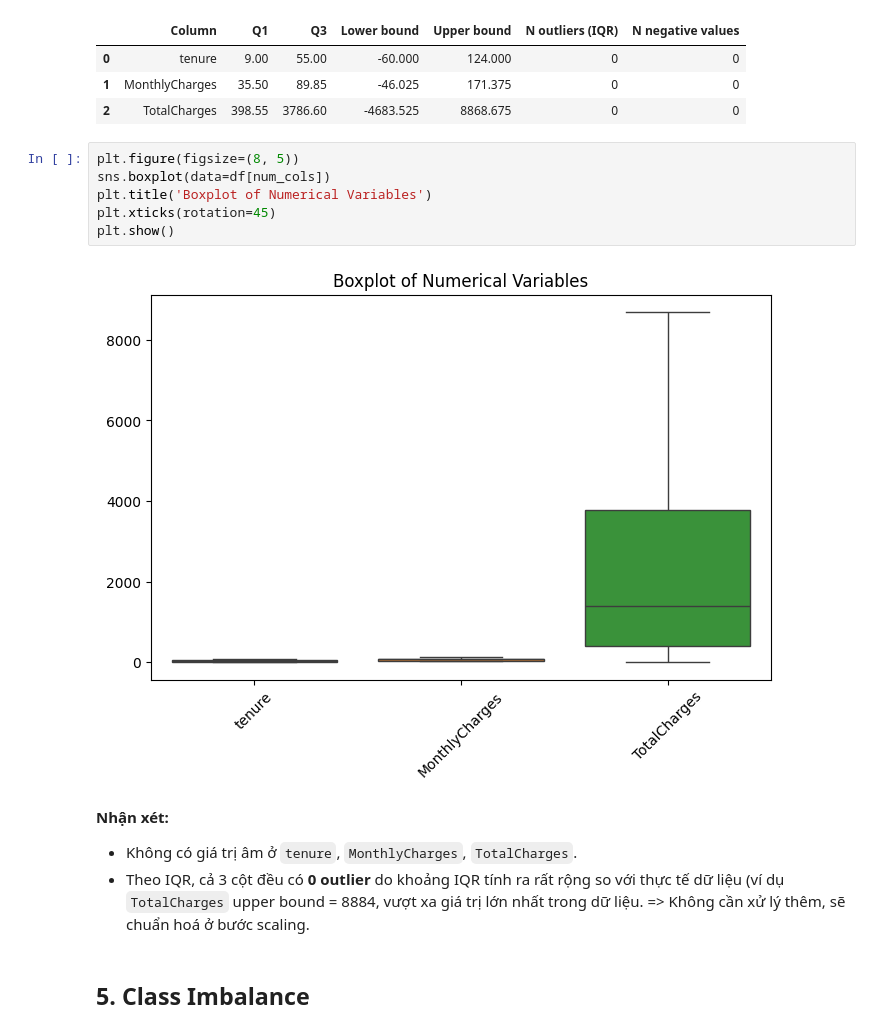
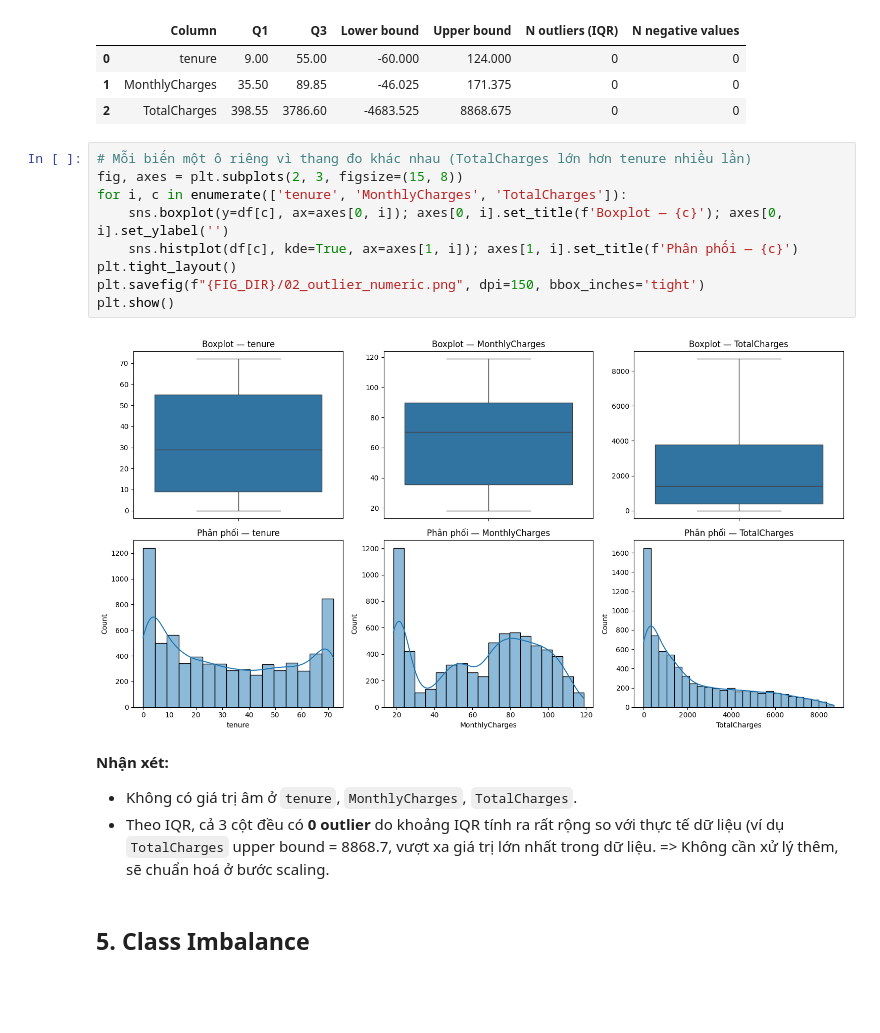
Before and after one commit to huynhthu214/Telco-Churn-DM, a Jupyter notebook: notebook/01_EDA_TelcoChurn.ipynb, the cells around one changed output. Saved outputs shown, nothing was run; the diff lists cells and outputs as text; blank space fills up the shorter version.

```diff
--- a/notebook/01_EDA_TelcoChurn.ipynb
+++ b/notebook/01_EDA_TelcoChurn.ipynb
@@ -160,18 +179,21 @@ outlier_report
 | 0 | tenure | 9.00 | 55.00 | -60.000 | 124.000 | 0 | 0 |
 | 1 | MonthlyCharges | 35.50 | 89.85 | -46.025 | 171.375 | 0 | 0 |
 | 2 | TotalCharges | 398.55 | 3786.60 | -4683.525 | 8868.675 | 0 | 0 |
-# %%
-plt.figure(figsize=(8, 5))
-sns.boxplot(data=df[num_cols])
-plt.title('Boxplot of Numerical Variables')
-plt.xticks(rotation=45)
-plt.show()
-# %% [output]
-[figure, removed]
+# %%
+# Mỗi biến một ô riêng vì thang đo khác nhau (TotalCharges lớn hơn tenure nhiều lần)
+fig, axes = plt.subplots(2, 3, figsize=(15, 8))
+for i, c in enumerate(['tenure', 'MonthlyCharges', 'TotalCharges']):
+    sns.boxplot(y=df[c], ax=axes[0, i]); axes[0, i].set_title(f'Boxplot — {c}'); axes[0, i].set_ylabel('')
+    sns.histplot(df[c], kde=True, ax=axes[1, i]); axes[1, i].set_title(f'Phân phối — {c}')
+plt.tight_layout()
+plt.savefig(f"{FIG_DIR}/02_outlier_numeric.png", dpi=150, bbox_inches='tight')
+plt.show()
+# %% [output]
+[figure, added]
 # %% [markdown]
 **Nhận xét:**
 - Không có giá trị âm ở `tenure`, `MonthlyCharges`, `TotalCharges`.
-- Theo IQR, cả 3 cột đều có **0 outlier** do khoảng IQR tính ra rất rộng so với thực tế dữ liệu (ví dụ `TotalCharges` upper bound = 8884, vượt xa giá trị lớn nhất trong dữ liệu.
+- Theo IQR, cả 3 cột đều có **0 outlier** do khoảng IQR tính ra rất rộng so với thực tế dữ liệu (ví dụ `TotalCharges` upper bound = 8868.7, vượt xa giá trị lớn nhất trong dữ liệu.
 => Không cần xử lý thêm, sẽ chuẩn hoá ở bước scaling.
 # %% [markdown]
 ## 5. Class Imbalance
```
Also changed, not shown: parts of 11 cells of this notebook, 6 other files.
